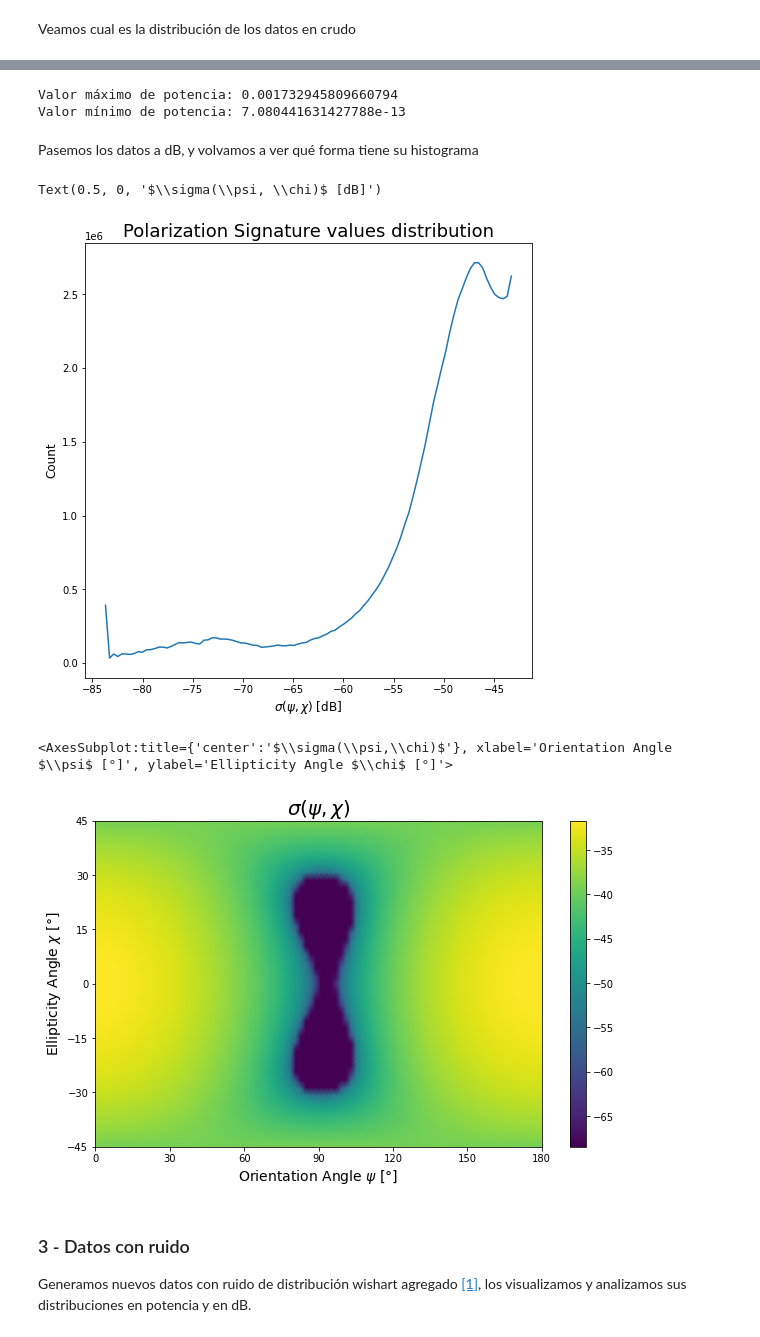
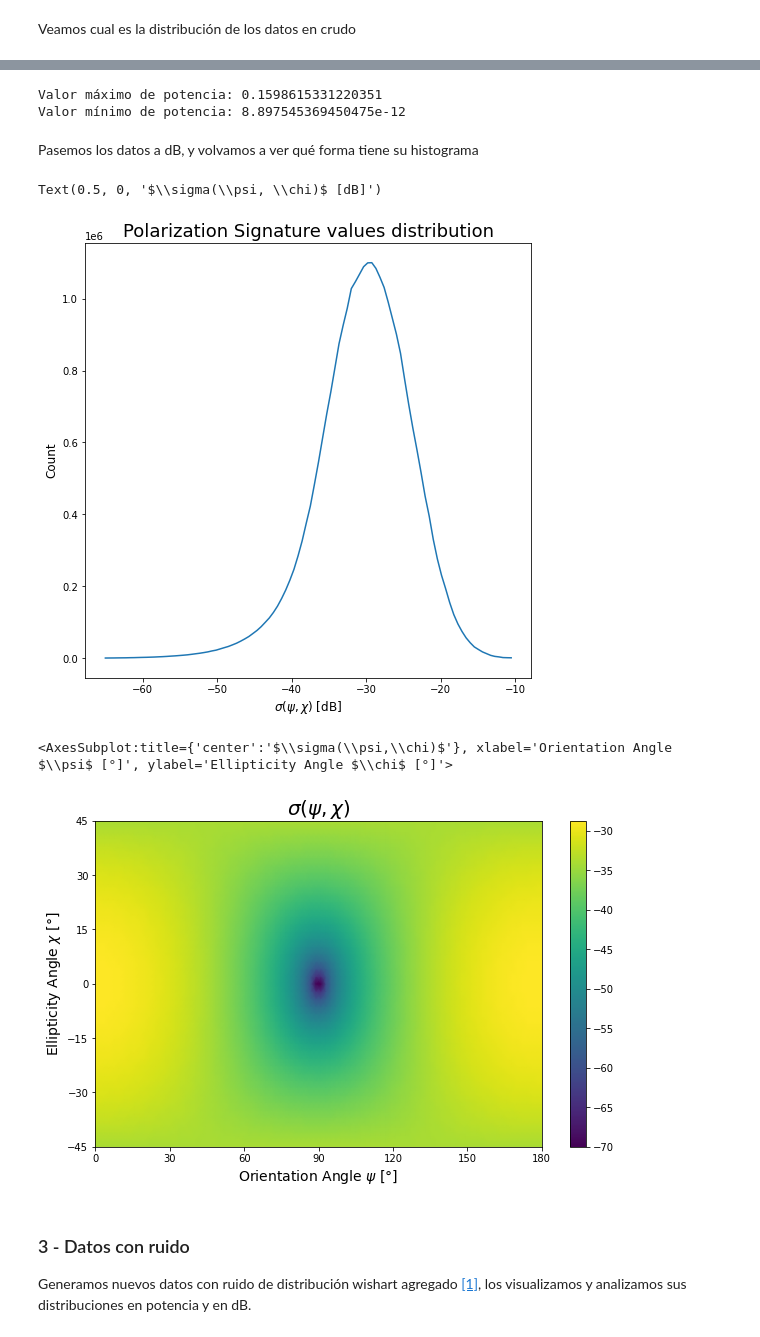
Before and after one commit to jotavecorta/DeepScatteringModels, a Jupyter notebook: notebooks/1.0-jv-spm-data-generation-exploration.ipynb, the cells around one changed output, grey strips where cells are left out. Drawn from its saved outputs; the diff is of its cells as text; code cells hidden in the pictures.

```diff
--- a/notebooks/1.0-jv-spm-data-generation-exploration.ipynb
+++ b/notebooks/1.0-jv-spm-data-generation-exploration.ipynb
@@ -59,4 +61,4 @@ Valor mínimo de potencia: 7.080441631427788e-13
 # %%
-new_data = remove_outliers(data, k=4)
+new_data = remove_outliers(data, k=100)
 print(f"Muestras luego de remover outliers: {new_data.shape[0]}")
 # %% [output]
@@ -69,24 +71,24 @@ plot_histogram(new_data)
 # %%
 print(f"Valor máximo de potencia: {new_data.max()}")
-print(f"Valor mínimo de potencia: {new_data[new_data>0].min()}")
+print(f"Valor mínimo de potencia: {new_data.min()}")
 # %% [output]
-Valor máximo de potencia: 0.001732945809660794
-Valor mínimo de potencia: 7.080441631427788e-13
+Valor máximo de potencia: 0.1598615331220351
+Valor mínimo de potencia: 8.897545369450475e-12
 # %% [markdown]
 Pasemos los datos a dB, y volvamos a ver qué forma tiene su histograma
 # %%
 def to_dB(data):
     # Replace zeros to take log
-    no_zeros_data = np.where(data>0.0, data, np.quantile(data[data>0.0], .003))
+    no_zeros_data = np.where(data>0.0, data, data[data>0.0].min())
 
     return 10*np.log10(no_zeros_data)
 
 data_dB = to_dB(new_data)
-ax = plot_histogram(data_dB)
+ax = plot_histogram(data_dB, hist_kw={"range":(-65, -10)})
 ax.set_xlabel(r"$\sigma(\psi, \chi)$ [dB]")
 # %% [output]
 Text(0.5, 0, '$\\sigma(\\psi, \\chi)$ [dB]')
-[figure, old version]
+[figure, new version]
 # %%
 # Elegimos ana firma al azar
 rng = np.random.default_rng()
@@ -97,7 +99,7 @@ rnd_signature = data_dB[rnd_index, :, :]
 plot_polarization_signature(rnd_signature)
 # %% [output]
 <AxesSubplot:title={'center':'$\\sigma(\\psi,\\chi)$'}, xlabel='Orientation Angle $\\psi$ [°]', ylabel='Ellipticity Angle $\\chi$ [°]'>
-[figure, old version]
+[figure, new version]
 # %% [markdown]
 ### 3 - Datos con ruido
 
```
Also changed, not shown: parts of 7 cells of this notebook, 2 other files.
